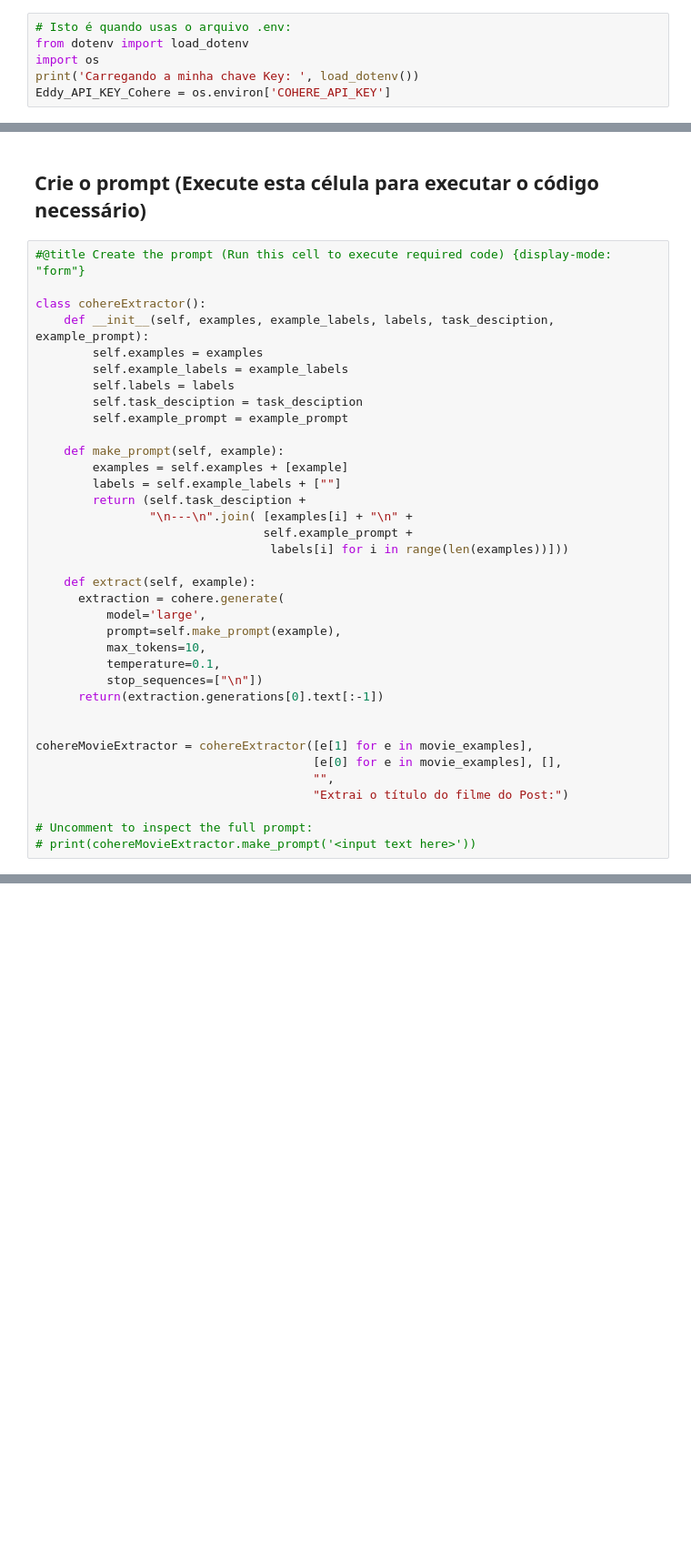
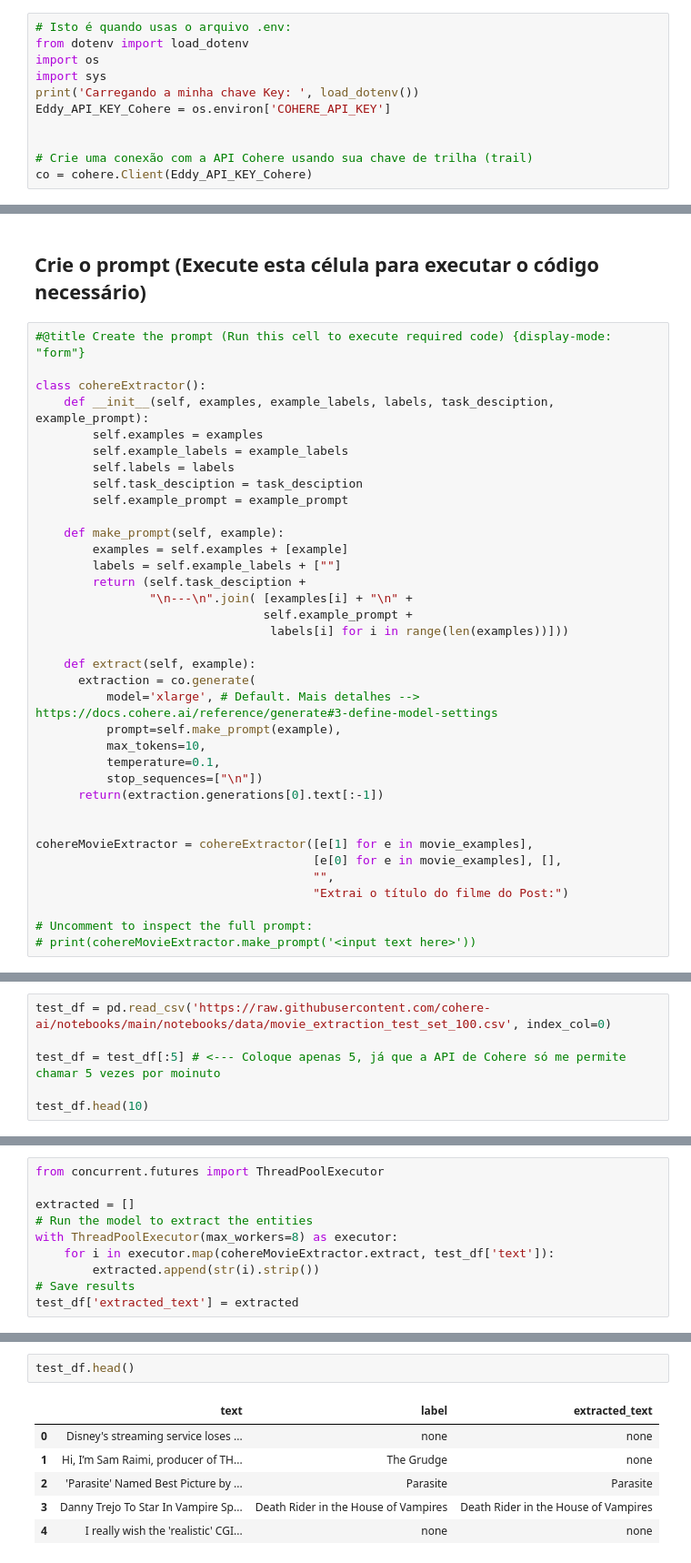
Before and after one commit to EddyGiusepe/Large_Language_Models_LLMs, a Jupyter notebook: Using_a_LLM_for_Entity_Extraction/Using_a_Large_Language_Model_for_Entity_Extraction.ipynb, the cells around one changed output, grey strips where cells are left out. Shown at 91% size. Saved outputs shown, nothing was run; the diff lists cells and outputs as text; blank space fills up the shorter version.

```diff
--- a/Using_a_LLM_for_Entity_Extraction/Using_a_Large_Language_Model_for_Entity_Extraction.ipynb
+++ b/Using_a_LLM_for_Entity_Extraction/Using_a_Large_Language_Model_for_Entity_Extraction.ipynb
@@ -183,8 +189,13 @@ Você precisará de sua `chave de API` para esta próxima célula. [Inscreva-se
 # Isto é quando usas o arquivo .env:
 from dotenv import load_dotenv
 import os
+import sys
 print('Carregando a minha chave Key: ', load_dotenv())
 Eddy_API_KEY_Cohere = os.environ['COHERE_API_KEY']
+
+
+# Crie uma conexão com a API Cohere usando sua chave de trilha (trail)
+co = cohere.Client(Eddy_API_KEY_Cohere)
 # %% [output]
 Carregando a minha chave Key:  True
 # %% [markdown]
@@ -230,8 +241,8 @@ class cohereExtractor():
                                  labels[i] for i in range(len(examples))]))
 
     def extract(self, example):
-      extraction = cohere.generate(
-          model='large',
+      extraction = co.generate(
+          model='xlarge', # Default. Mais detalhes --> https://docs.cohere.ai/reference/generate#3-define-model-settings
           prompt=self.make_prompt(example),
           max_tokens=10,
           temperature=0.1,
@@ -272,0 +384,6 @@ Extrai o título do filme do Post:
+# %%
+test_df = pd.read_csv('https://raw.githubusercontent.com/cohere-ai/notebooks/main/notebooks/data/movie_extraction_test_set_100.csv', index_col=0)
+
+test_df = test_df[:5] # <--- Coloque apenas 5, já que a API de Cohere só me permite chamar 5 vezes por moinuto
+
+test_df.head(10)
@@ -272,0 +399,10 @@ Extrai o título do filme do Post:
+# %%
+from concurrent.futures import ThreadPoolExecutor
+
+extracted = []
+# Run the model to extract the entities
+with ThreadPoolExecutor(max_workers=8) as executor:
+    for i in executor.map(cohereMovieExtractor.extract, test_df['text']):
+        extracted.append(str(i).strip())
+# Save results
+test_df['extracted_text'] = extracted
@@ -272,0 +411,9 @@ Extrai o título do filme do Post:
+# %%
+test_df.head()
+# %% [output]
+|  | text | label | extracted_text |
+| 0 | Disney's streaming service loses ... | none | none |
+| 1 | Hi, I’m Sam Raimi, producer of TH... | The Grudge | none |
+| 2 | 'Parasite' Named Best Picture by ... | Parasite | Parasite |
+| 3 | Danny Trejo To Star In Vampire Sp... | Death Rider in the House of Vampires | Death Rider in the House of Vampires |
+| 4 | I really wish the 'realistic' CGI... | none | none |
```
Also changed, not shown: parts of 29 cells of this notebook.
